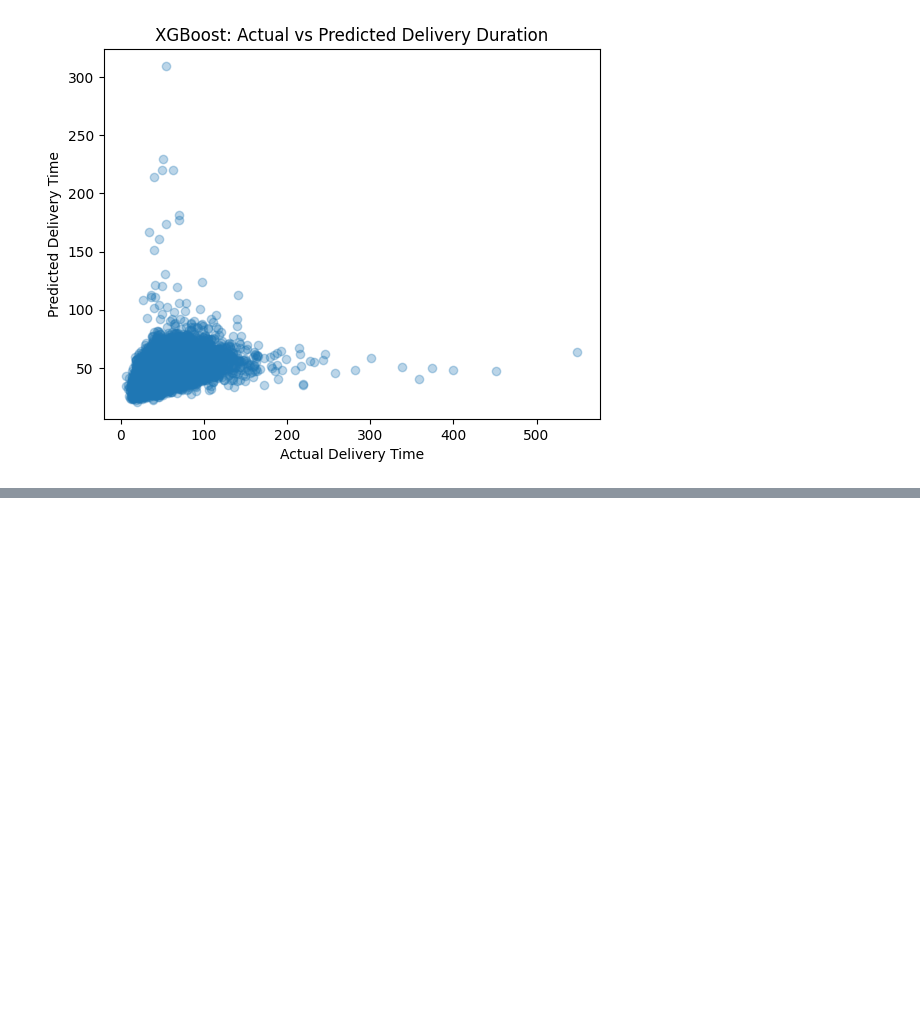
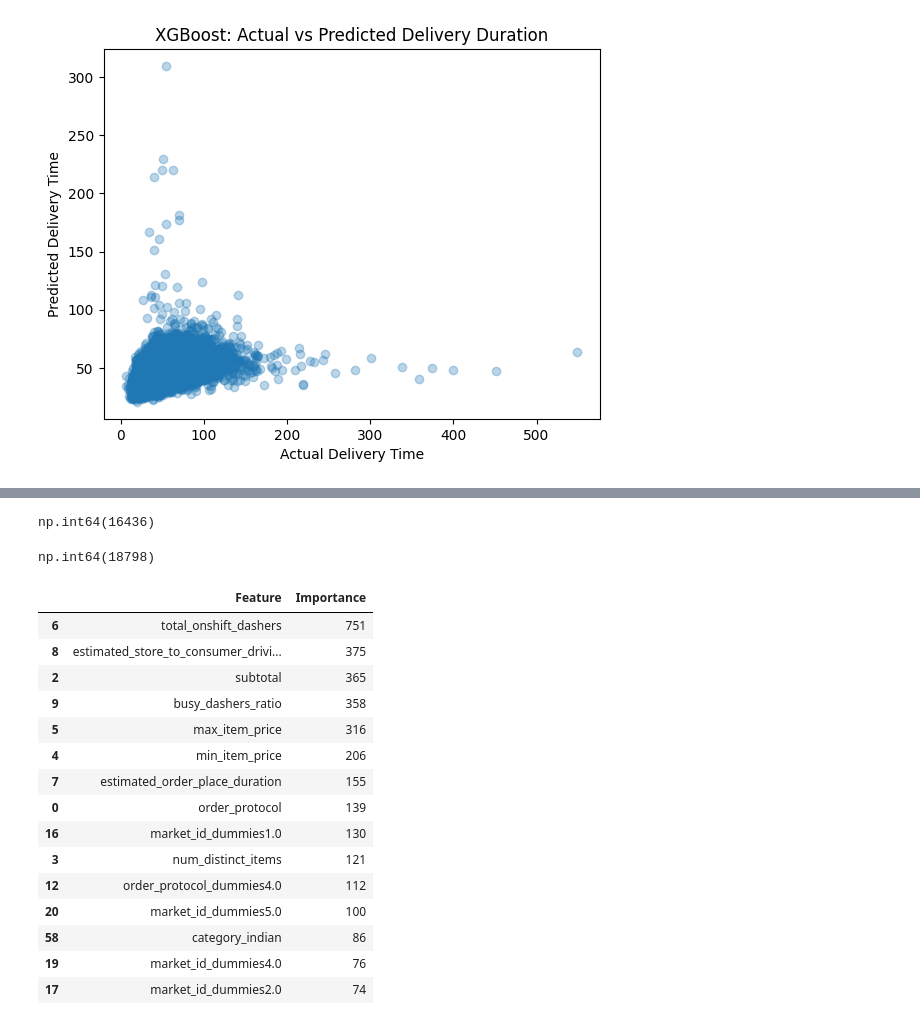
Before and after one commit to sayonyyy/doordash-delivery-duration-prediction, a Jupyter notebook: deliver_duration_prediction.ipynb, the cells around one changed output, grey strips where cells are left out. Cells and saved outputs as stored; diff of their text form; code cells hidden in the pictures; blank space fills up the shorter version.

```diff
--- a/deliver_duration_prediction.ipynb
+++ b/deliver_duration_prediction.ipynb
@@ -554,0 +982,8 @@ plt.show()
+# %%
+(results_df["Better_Model"] == "After Tuning").sum()
+# %% [output]
+np.int64(16436)
+# %%
+(results_df["Better_Model"] == "Before Tuning").sum()
+# %% [output]
+np.int64(18798)
@@ -554,0 +993,32 @@ plt.show()
+# %%
+# Extract feature importance from the tuned LightGBM model
+
+feature_importance = pd.DataFrame({
+    "Feature": X.columns,
+    "Importance": best_lgb.feature_importances_
+})
+
+# sort features by importance
+feature_importance = feature_importance.sort_values(
+    by="Importance",
+    ascending=False
+)
+
+feature_importance.head(15)
+# %% [output]
+|  | Feature | Importance |
+| 6 | total_onshift_dashers | 751 |
+| 8 | estimated_store_to_consumer_drivi... | 375 |
+| 2 | subtotal | 365 |
+| 9 | busy_dashers_ratio | 358 |
+| 5 | max_item_price | 316 |
+| 4 | min_item_price | 206 |
+| 7 | estimated_order_place_duration | 155 |
+| 0 | order_protocol | 139 |
+| 16 | market_id_dummies1.0 | 130 |
+| 3 | num_distinct_items | 121 |
+| 12 | order_protocol_dummies4.0 | 112 |
+| 20 | market_id_dummies5.0 | 100 |
+| 58 | category_indian | 86 |
+| 19 | market_id_dummies4.0 | 76 |
+| 17 | market_id_dummies2.0 | 74 |
```
Also changed, not shown: parts of 35 cells of this notebook, 1 other file.
